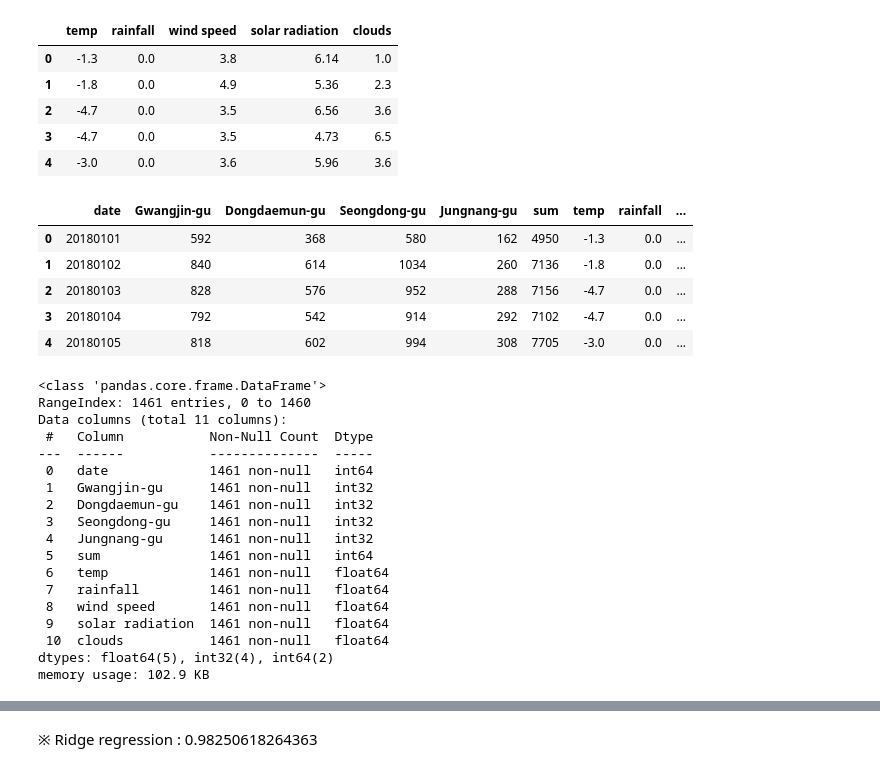
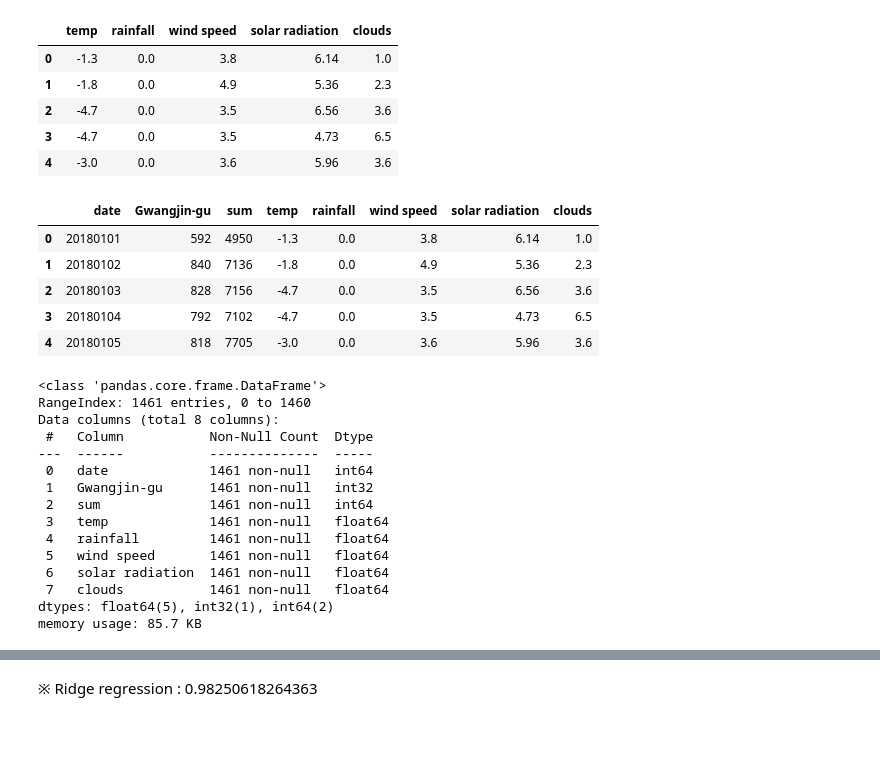
Before and after one commit to woojinhong03/My_Study_In_2022, a Jupyter notebook: uos/uos.ipynb, the cells around one changed output, grey strips where cells are left out. Drawn from its saved outputs; the diff is of its cells as text; code cells hidden in the pictures; blank space fills up the shorter version.

```diff
--- a/uos/uos.ipynb
+++ b/uos/uos.ipynb
@@ -178,35 +178,34 @@ weather.head()
 | 4 | -3.0 | 0.0 | 3.6 | 5.96 | 3.6 |
 # %%
 df = pd.concat([df,weather],axis=1)
+df = df.drop(['Dongdaemun-gu','Seongdong-gu','Jungnang-gu'],axis=1)
+
 df.head()
 # %% [output]
-|  | date | Gwangjin-gu | Dongdaemun-gu | Seongdong-gu | Jungnang-gu | sum | temp | rainfall | ... |
-| 0 | 20180101 | 592 | 368 | 580 | 162 | 4950 | -1.3 | 0.0 | ... |
-| 1 | 20180102 | 840 | 614 | 1034 | 260 | 7136 | -1.8 | 0.0 | ... |
-| 2 | 20180103 | 828 | 576 | 952 | 288 | 7156 | -4.7 | 0.0 | ... |
-| 3 | 20180104 | 792 | 542 | 914 | 292 | 7102 | -4.7 | 0.0 | ... |
-| 4 | 20180105 | 818 | 602 | 994 | 308 | 7705 | -3.0 | 0.0 | ... |
+|  | date | Gwangjin-gu | sum | temp | rainfall | wind speed | solar radiation | clouds |
+| 0 | 20180101 | 592 | 4950 | -1.3 | 0.0 | 3.8 | 6.14 | 1.0 |
+| 1 | 20180102 | 840 | 7136 | -1.8 | 0.0 | 4.9 | 5.36 | 2.3 |
+| 2 | 20180103 | 828 | 7156 | -4.7 | 0.0 | 3.5 | 6.56 | 3.6 |
+| 3 | 20180104 | 792 | 7102 | -4.7 | 0.0 | 3.5 | 4.73 | 6.5 |
+| 4 | 20180105 | 818 | 7705 | -3.0 | 0.0 | 3.6 | 5.96 | 3.6 |
 # %%
 df.info()
 # %% [output]
 <class 'pandas.core.frame.DataFrame'>
 RangeIndex: 1461 entries, 0 to 1460
-Data columns (total 11 columns):
+Data columns (total 8 columns):
  #   Column           Non-Null Count  Dtype
 ---  ------           --------------  -----
  0   date             1461 non-null   int64
  1   Gwangjin-gu      1461 non-null   int32
- 2   Dongdaemun-gu    1461 non-null   int32
- 3   Seongdong-gu     1461 non-null   int32
- 4   Jungnang-gu      1461 non-null   int32
- 5   sum              1461 non-null   int64
- 6   temp             1461 non-null   float64
- 7   rainfall         1461 non-null   float64
- 8   wind speed       1461 non-null   float64
- 9   solar radiation  1461 non-null   float64
- 10  clouds           1461 non-null   float64
-dtypes: float64(5), int32(4), int64(2)
-memory usage: 102.9 KB
+ 2   sum              1461 non-null   int64
+ 3   temp             1461 non-null   float64
+ 4   rainfall         1461 non-null   float64
+ 5   wind speed       1461 non-null   float64
+ 6   solar radiation  1461 non-null   float64
+ 7   clouds           1461 non-null   float64
+dtypes: float64(5), int32(1), int64(2)
+memory usage: 85.7 KB
 # %%
 # def get_outlier(df=None, column=None, weight=0.5):
 #       # target 값과 상관관계가 높은 열을 우선적으로 진행
```
Also changed, not shown: parts of 17 cells of this notebook, 2 other files.
